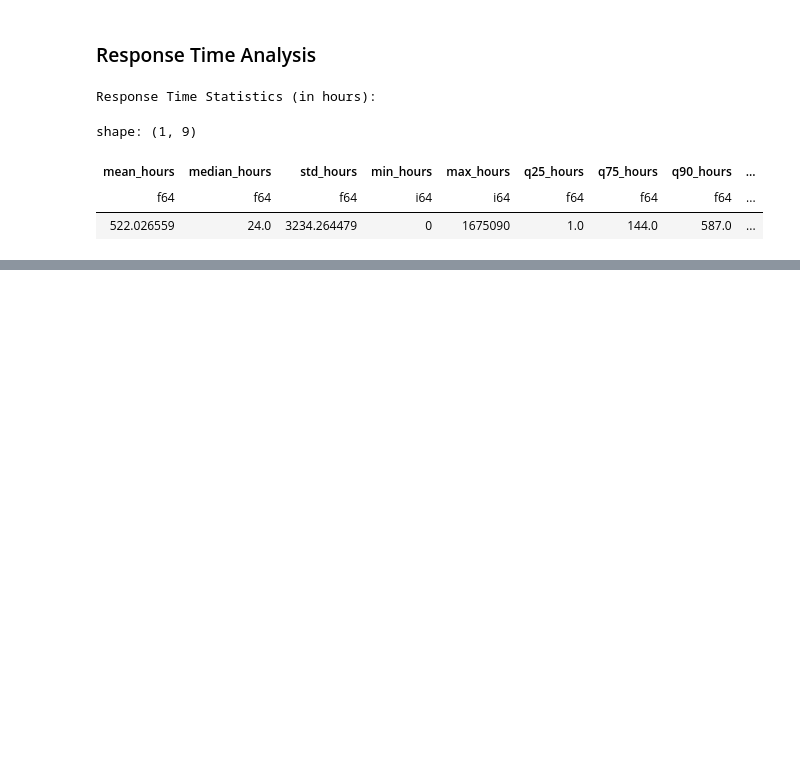
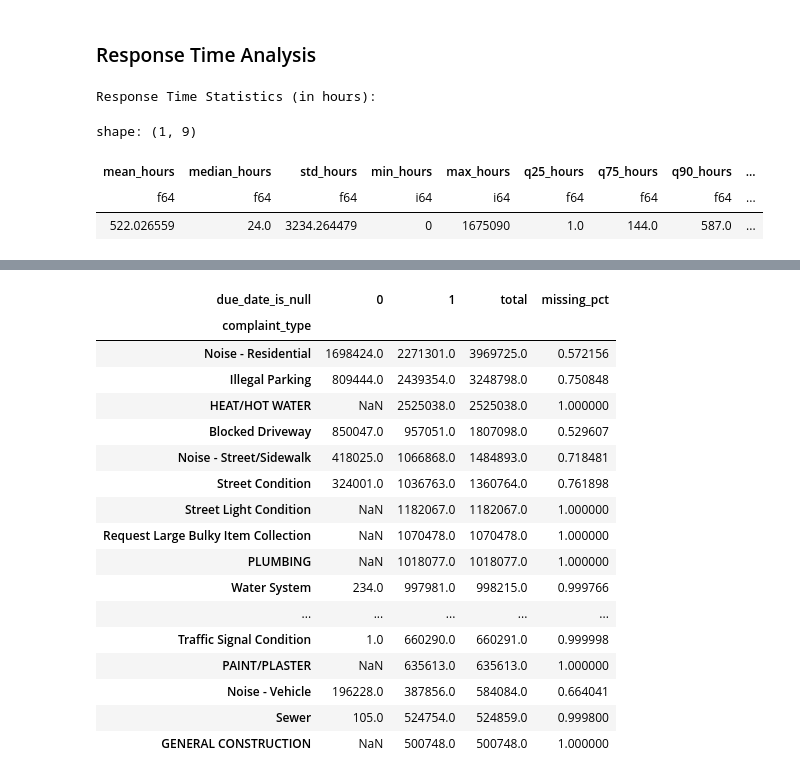
Before and after one commit to goravk95/311-service-requests, a Jupyter notebook: notebooks/Basic EDA.ipynb, the cells around one changed output, grey strips where cells are left out. Drawn from its saved outputs; the diff is of its cells as text; code cells hidden in the pictures; blank space fills up the shorter version.

```diff
--- a/notebooks/Basic EDA.ipynb
+++ b/notebooks/Basic EDA.ipynb
@@ -409,0 +401,21 @@ shape: (35, 3)
+# %%
+df_due_date.sort_values(by = 'total', ascending=False).iloc[:20]
+# %% [output]
+| due_date_is_null | 0 | 1 | total | missing_pct |
+| complaint_type |  |  |  |  |
+| Noise - Residential | 1698424.0 | 2271301.0 | 3969725.0 | 0.572156 |
+| Illegal Parking | 809444.0 | 2439354.0 | 3248798.0 | 0.750848 |
+| HEAT/HOT WATER | NaN | 2525038.0 | 2525038.0 | 1.000000 |
+| Blocked Driveway | 850047.0 | 957051.0 | 1807098.0 | 0.529607 |
+| Noise - Street/Sidewalk | 418025.0 | 1066868.0 | 1484893.0 | 0.718481 |
+| Street Condition | 324001.0 | 1036763.0 | 1360764.0 | 0.761898 |
+| Street Light Condition | NaN | 1182067.0 | 1182067.0 | 1.000000 |
+| Request Large Bulky Item Collection | NaN | 1070478.0 | 1070478.0 | 1.000000 |
+| PLUMBING | NaN | 1018077.0 | 1018077.0 | 1.000000 |
+| Water System | 234.0 | 997981.0 | 998215.0 | 0.999766 |
+| ... | ... | ... | ... | ... |
+| Traffic Signal Condition | 1.0 | 660290.0 | 660291.0 | 0.999998 |
+| PAINT/PLASTER | NaN | 635613.0 | 635613.0 | 1.000000 |
+| Noise - Vehicle | 196228.0 | 387856.0 | 584084.0 | 0.664041 |
+| Sewer | 105.0 | 524754.0 | 524859.0 | 0.999800 |
+| GENERAL CONSTRUCTION | NaN | 500748.0 | 500748.0 | 1.000000 |
```
Also changed, not shown: parts of 16 cells of this notebook.
